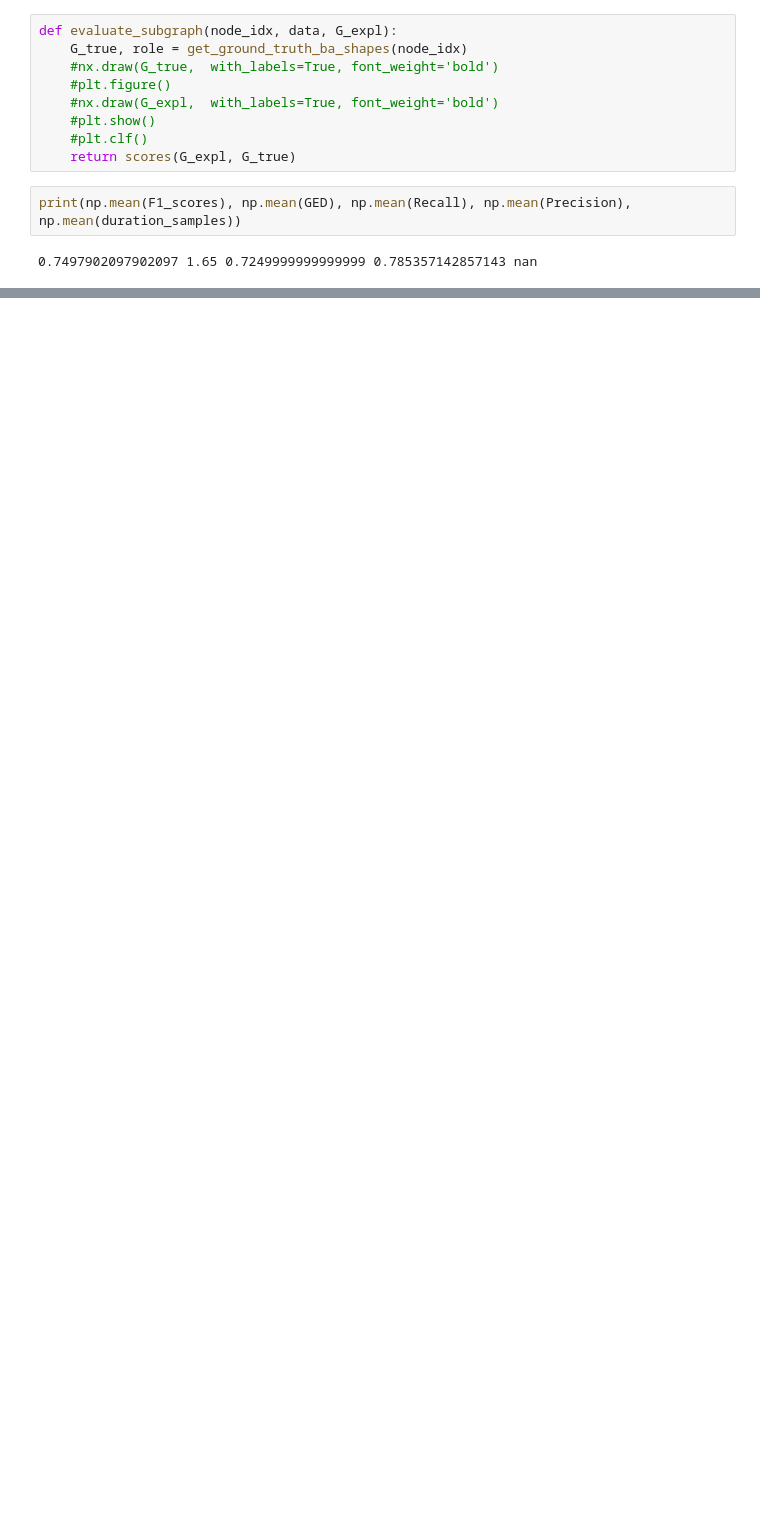
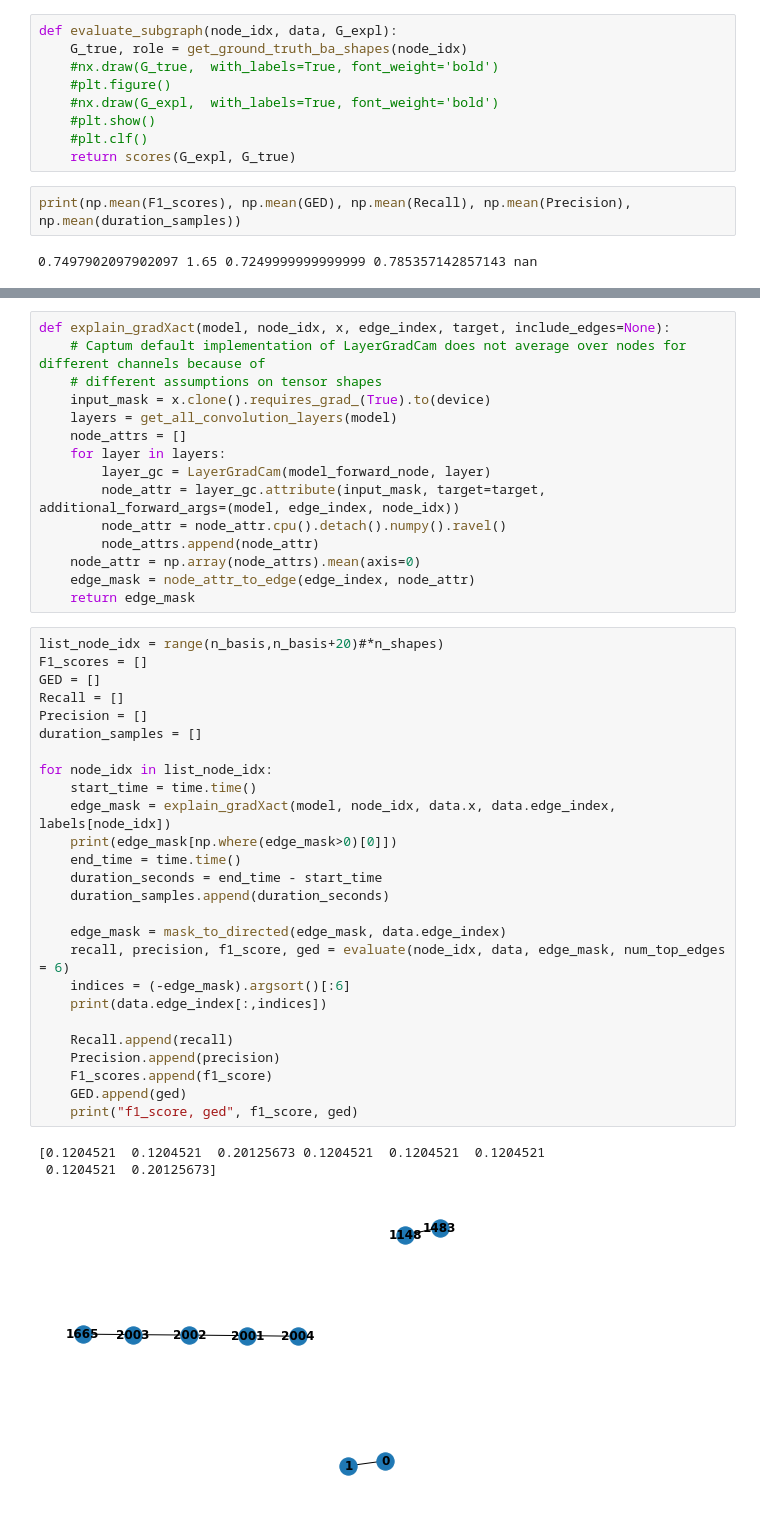
Before and after one commit to GraphFramEx/graphframex, a Jupyter notebook: test.ipynb, the cells around one changed output, grey strips where cells are left out. Cells and saved outputs as stored; diff of their text form; blank space fills up the shorter version.

```diff
--- a/test.ipynb
+++ b/test.ipynb
@@ -2194,0 +1163,45 @@ print(np.mean(F1_scores), np.mean(GED), np.mean(Recall), np.mean(Precision), np.
+# %%
+def explain_gradXact(model, node_idx, x, edge_index, target, include_edges=None):
+    # Captum default implementation of LayerGradCam does not average over nodes for different channels because of
+    # different assumptions on tensor shapes
+    input_mask = x.clone().requires_grad_(True).to(device)
+    layers = get_all_convolution_layers(model)
+    node_attrs = []
+    for layer in layers:
+        layer_gc = LayerGradCam(model_forward_node, layer)
+        node_attr = layer_gc.attribute(input_mask, target=target, additional_forward_args=(model, edge_index, node_idx))
+        node_attr = node_attr.cpu().detach().numpy().ravel()
+        node_attrs.append(node_attr)
+    node_attr = np.array(node_attrs).mean(axis=0)
+    edge_mask = node_attr_to_edge(edge_index, node_attr)
+    return edge_mask
+# %%
+list_node_idx = range(n_basis,n_basis+20)#*n_shapes)
+F1_scores = []
+GED = []
+Recall = []
+Precision = []
+duration_samples = []
+
+for node_idx in list_node_idx:
+    start_time = time.time()
+    edge_mask = explain_gradXact(model, node_idx, data.x, data.edge_index, labels[node_idx])
+    print(edge_mask[np.where(edge_mask>0)[0]])
+    end_time = time.time()
+    duration_seconds = end_time - start_time
+    duration_samples.append(duration_seconds)
+
+    edge_mask = mask_to_directed(edge_mask, data.edge_index)
+    recall, precision, f1_score, ged = evaluate(node_idx, data, edge_mask, num_top_edges = 6)
+    indices = (-edge_mask).argsort()[:6]
+    print(data.edge_index[:,indices])
+
+    Recall.append(recall)
+    Precision.append(precision)
+    F1_scores.append(f1_score)
+    GED.append(ged)
+    print("f1_score, ged", f1_score, ged)
+# %% [output]
+[0.1204521  0.1204521  0.20125673 0.1204521  0.1204521  0.1204521
+ 0.1204521  0.20125673]
+[figure, added]
```
Also changed, not shown: parts of 13 cells of this notebook, 4 other files.
